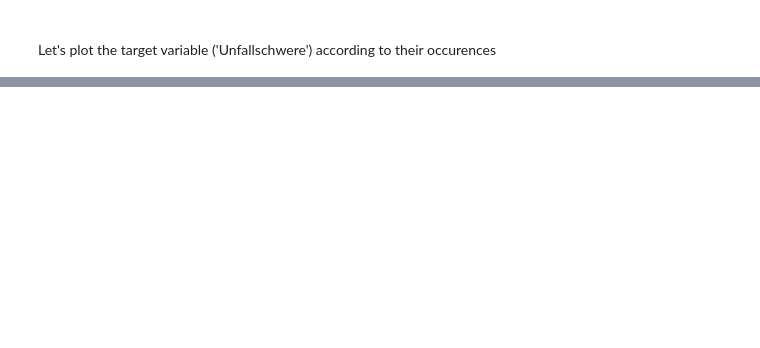
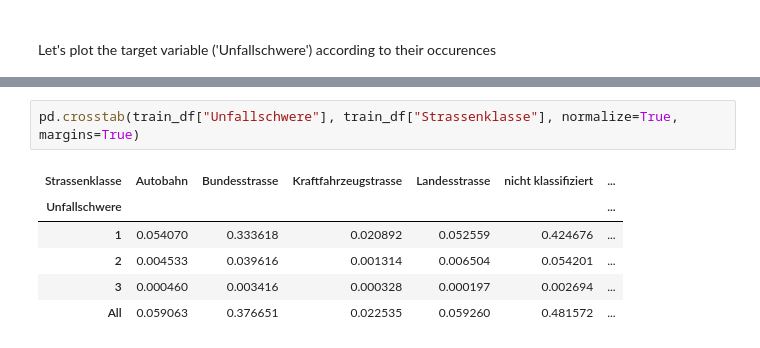
Before and after one commit to cklat/code_competition, a Jupyter notebook: code/EDA.ipynb, the cells around one changed output, grey strips where cells are left out. Saved outputs shown, nothing was run; the diff lists cells and outputs as text; blank space fills up the shorter version.

```diff
--- a/code/EDA.ipynb
+++ b/code/EDA.ipynb
@@ -53,0 +120,9 @@ plt.show()
+# %%
+pd.crosstab(train_df["Unfallschwere"], train_df["Strassenklasse"], normalize=True, margins=True)
+# %% [output]
+| Strassenklasse | Autobahn | Bundesstrasse | Kraftfahrzeugstrasse | Landesstrasse | nicht klassifiziert | ... |
+| Unfallschwere |  |  |  |  |  | ... |
+| 1 | 0.054070 | 0.333618 | 0.020892 | 0.052559 | 0.424676 | ... |
+| 2 | 0.004533 | 0.039616 | 0.001314 | 0.006504 | 0.054201 | ... |
+| 3 | 0.000460 | 0.003416 | 0.000328 | 0.000197 | 0.002694 | ... |
+| All | 0.059063 | 0.376651 | 0.022535 | 0.059260 | 0.481572 | ... |
```
Also changed, not shown: parts of 17 cells of this notebook.
